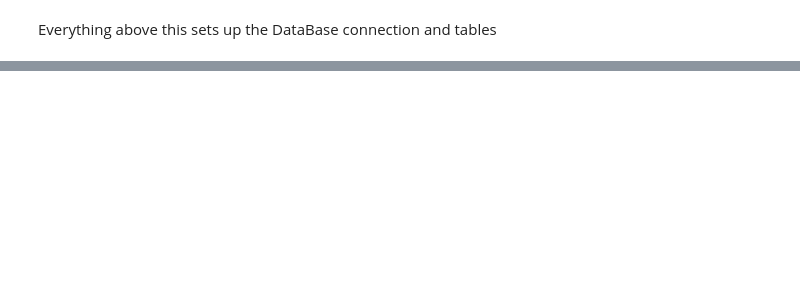
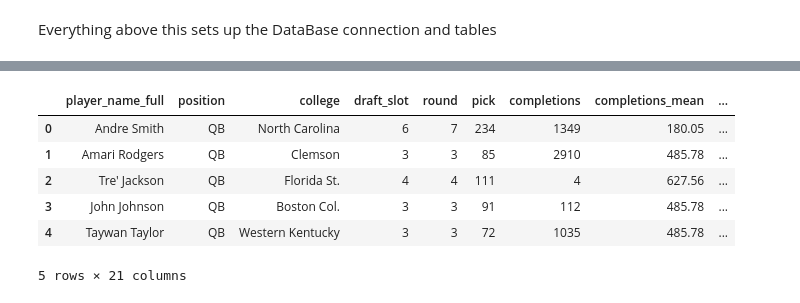
Before and after one commit to eauy27/STA141B-Group-26, a Jupyter notebook: SQL_NFLdata.ipynb, the cells around one changed output, grey strips where cells are left out. Cells and saved outputs as stored; diff of their text form; code cells hidden in the pictures; blank space fills up the shorter version.

```diff
--- a/SQL_NFLdata.ipynb
+++ b/SQL_NFLdata.ipynb
@@ -38,0 +32,47 @@ clean_table = pd.read_sql(query,db)
+# %%
+#QB
+query_QB = """
+SELECT
+    t.player_name_full,
+    t.position,
+    t.college,
+    t.draft_slot,
+    t.round,
+    t.pick,
+
+    t.completions,
+    a.completions_mean,
+    t.completions - a.completions_mean AS completions_diff,
+
+    t.attempts,
+    a.attempts_mean,
+    t.attempts - a.attempts_mean AS attempts_diff,
+
+    t.passing_yards,
+    a.passing_yards_mean,
+    t.passing_yards - a.passing_yards_mean AS passing_yards_diff,
+
+    t.passing_tds,
+    a.passing_tds_mean,
+    t.passing_tds - a.passing_tds_mean AS passing_tds_diff,
+
+    t.passing_interceptions,
+    a.passing_interceptions_mean,
+    t.passing_interceptions - a.passing_interceptions_mean AS passing_interceptions_diff
+
+FROM TOT_QB t
+JOIN AVG_QB a
+ON t.draft_slot = a.draft_slot
+"""
+
+df_qb = pd.read_sql(query, db)
+
+df_qb.head()
+# %% [output]
+|  | player_name_full | position | college | draft_slot | round | pick | completions | completions_mean | ... |
+| 0 | Andre Smith | QB | North Carolina | 6 | 7 | 234 | 1349 | 180.05 | ... |
+| 1 | Amari Rodgers | QB | Clemson | 3 | 3 | 85 | 2910 | 485.78 | ... |
+| 2 | Tre' Jackson | QB | Florida St. | 4 | 4 | 111 | 4 | 627.56 | ... |
+| 3 | John Johnson | QB | Boston Col. | 3 | 3 | 91 | 112 | 485.78 | ... |
+| 4 | Taywan Taylor | QB | Western Kentucky | 3 | 3 | 72 | 1035 | 485.78 | ... |
+5 rows × 21 columns
```
Also changed, not shown: parts of 7 cells of this notebook.
